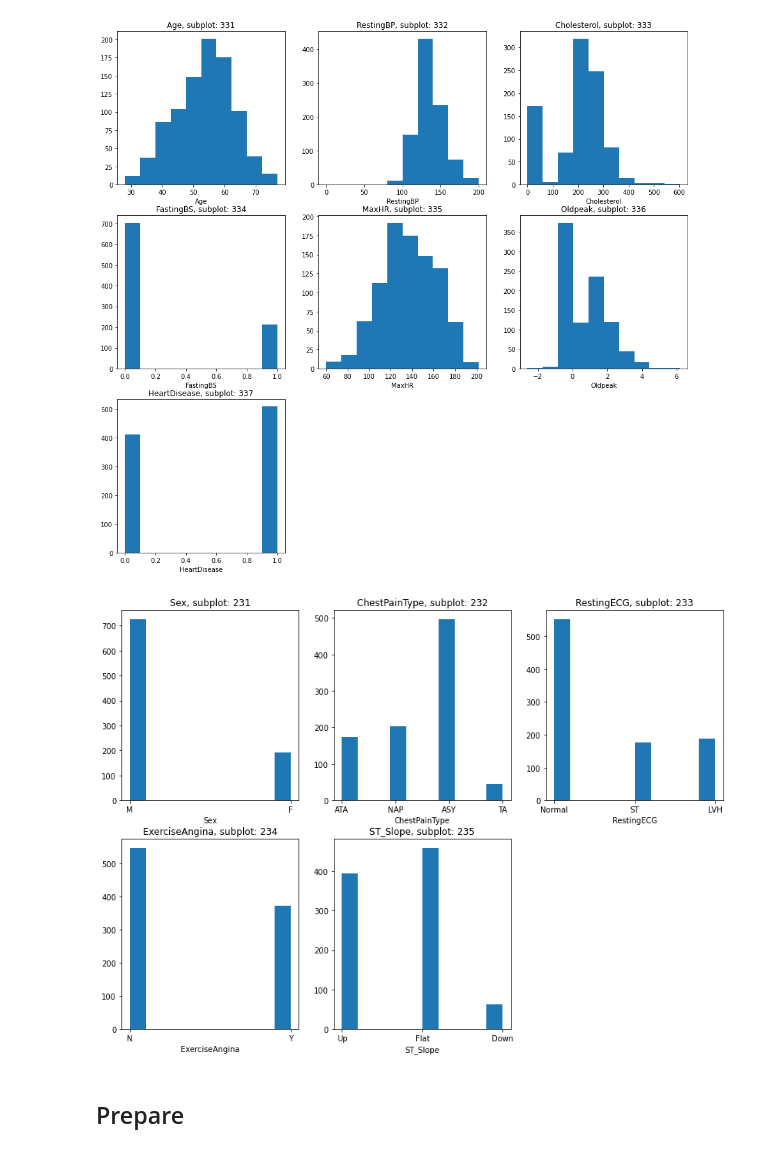
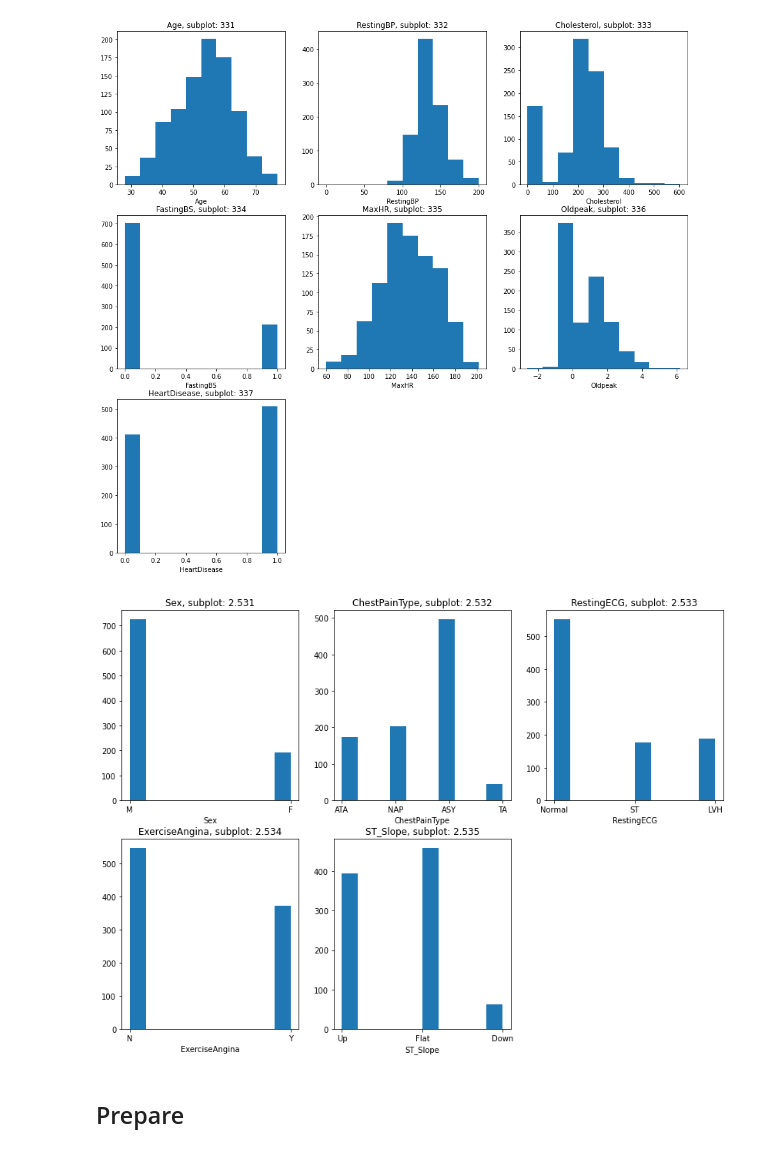
Before and after one commit to albertopuentes/small-side-projects, a Jupyter notebook: HeartDiseasePrediction.ipynb, the cells around one changed output. Cells and saved outputs as stored; diff of their text form; code cells hidden in the pictures.

Commit message:
edit subplot

```diff
--- a/HeartDiseasePrediction.ipynb
+++ b/HeartDiseasePrediction.ipynb
@@ -159,0 +159,14 @@ Index(['Age', 'RestingBP', 'Cholesterol', 'FastingBS', 'MaxHR', 'Oldpeak',
+# %%
+#  Numerical Data
+a = len(num_cols)/2  # number of rows
+b = 3  # number of columns
+c = 1  # initialize plot counter
+
+fig = plt.figure(figsize=(16,15))
+
+for i in num_cols:
+    plt.subplot(a, b, c)
+    plt.title('{}, subplot: {}{}{}'.format(i, a, b, c))
+    plt.xlabel(i)
+    plt.hist(data[i])
+    c = c + 1
@@ -175,19 +190,19 @@ for i in num_cols:
 [figure]
 # %%
 #  Categorical Data
-a = 2  # number of rows
+a = len(cat_cols)/2  # number of rows  # number of rows
 b = 3  # number of columns
 c = 1  # initialize plot counter
 
 fig = plt.figure(figsize=(14,10))
 
 for i in cat_cols:
     plt.subplot(a, b, c)
     plt.title('{}, subplot: {}{}{}'.format(i, a, b, c))
     plt.xlabel(i)
     plt.hist(data[i])
     c = c + 1
 # %% [output]
-[figure, old version]
+[figure, new version]
 # %% [markdown]
 ## Prepare
```
Also changed, not shown: parts of 4 cells of this notebook.
